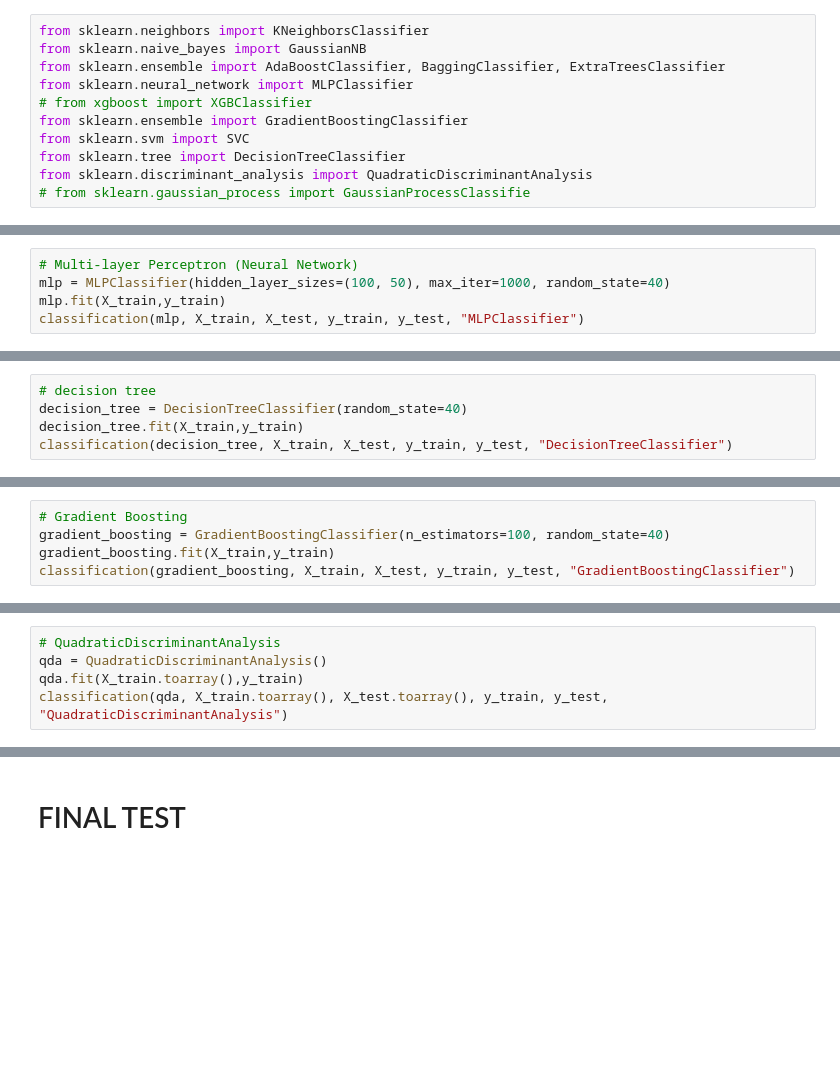
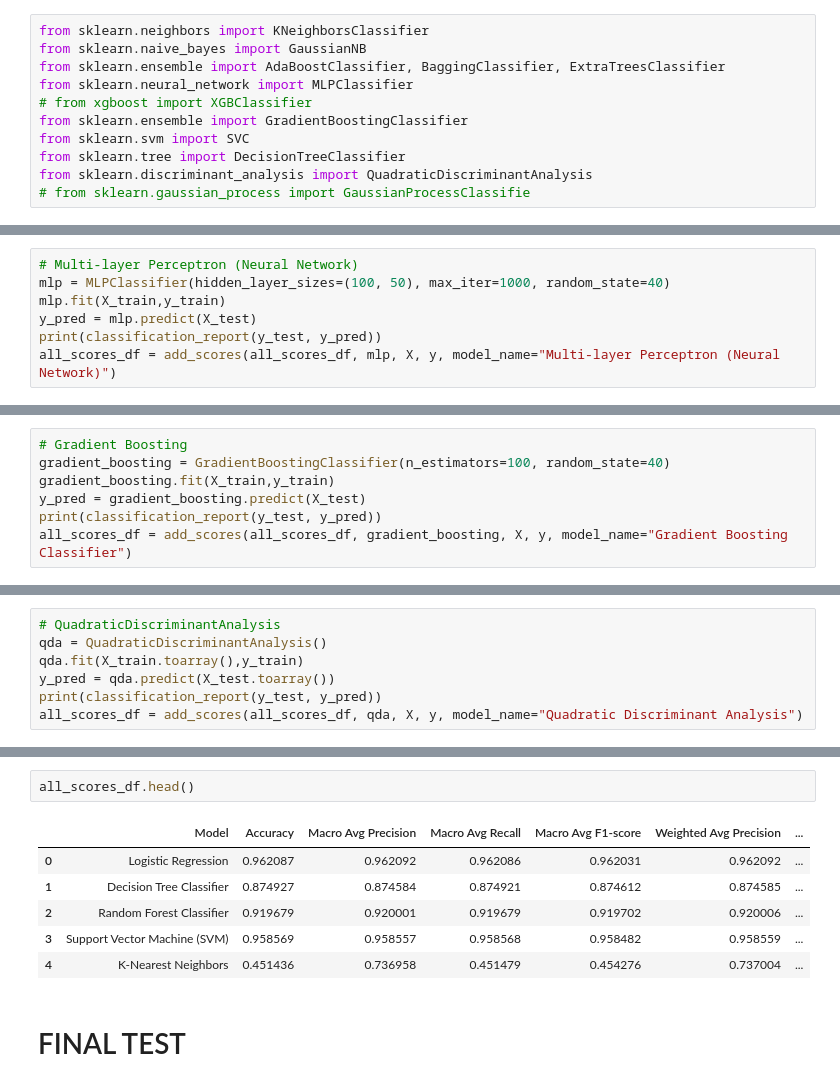
Before and after one commit to mosinsky/Multiclass_Classification, a Jupyter notebook: model.ipynb, the cells around one changed output, grey strips where cells are left out. Saved outputs shown, nothing was run; the diff lists cells and outputs as text; blank space fills up the shorter version.

```diff
--- a/model.ipynb
+++ b/model.ipynb
@@ -849,5 +697,7 @@ Banking and Account activities       1.00      1.00      1.00      4094
 # Multi-layer Perceptron (Neural Network)
 mlp = MLPClassifier(hidden_layer_sizes=(100, 50), max_iter=1000, random_state=40)
 mlp.fit(X_train,y_train)
-classification(mlp, X_train, X_test, y_train, y_test, "MLPClassifier")
+y_pred = mlp.predict(X_test)
+print(classification_report(y_test, y_pred))
+all_scores_df = add_scores(all_scores_df, mlp, X, y, model_name="Multi-layer Perceptron (Neural Network)")
 # %% [output]
@@ -873,5 +714,0 @@ Banking and Account activities       1.00      1.00      1.00      4094
-# %%
-# decision tree
-decision_tree = DecisionTreeClassifier(random_state=40)
-decision_tree.fit(X_train,y_train)
-classification(decision_tree, X_train, X_test, y_train, y_test, "DecisionTreeClassifier")
@@ -899,5 +716,7 @@ Banking and Account activities       1.00      1.00      1.00      4094
 # Gradient Boosting
 gradient_boosting = GradientBoostingClassifier(n_estimators=100, random_state=40)
 gradient_boosting.fit(X_train,y_train)
-classification(gradient_boosting, X_train, X_test, y_train, y_test, "GradientBoostingClassifier")
+y_pred = gradient_boosting.predict(X_test)
+print(classification_report(y_test, y_pred))
+all_scores_df = add_scores(all_scores_df, gradient_boosting, X, y, model_name="Gradient Boosting Classifier")
 # %% [output]
@@ -924,5 +735,7 @@ Banking and Account activities       0.96      0.97      0.97      4094
 # QuadraticDiscriminantAnalysis
 qda = QuadraticDiscriminantAnalysis()
 qda.fit(X_train.toarray(),y_train)
-classification(qda, X_train.toarray(), X_test.toarray(), y_train, y_test, "QuadraticDiscriminantAnalysis")
+y_pred = qda.predict(X_test.toarray())
+print(classification_report(y_test, y_pred))
+all_scores_df = add_scores(all_scores_df, qda, X, y, model_name="Quadratic Discriminant Analysis")
 # %% [output]
@@ -948,3 +753,12 @@ Banking and Account activities       0.92      0.87      0.89      4094
+# %%
+all_scores_df.head()
+# %% [output]
+|  | Model | Accuracy | Macro Avg Precision | Macro Avg Recall | Macro Avg F1-score | Weighted Avg Precision | ... |
+| 0 | Logistic Regression | 0.962087 | 0.962092 | 0.962086 | 0.962031 | 0.962092 | ... |
+| 1 | Decision Tree Classifier | 0.874927 | 0.874584 | 0.874921 | 0.874612 | 0.874585 | ... |
+| 2 | Random Forest Classifier | 0.919679 | 0.920001 | 0.919679 | 0.919702 | 0.920006 | ... |
+| 3 | Support Vector Machine (SVM) | 0.958569 | 0.958557 | 0.958568 | 0.958482 | 0.958559 | ... |
+| 4 | K-Nearest Neighbors | 0.451436 | 0.736958 | 0.451479 | 0.454276 | 0.737004 | ... |
 # %% [markdown]
 # FINAL TEST
 # %%
```
Also changed, not shown: parts of 25 cells of this notebook, 2 other files.
